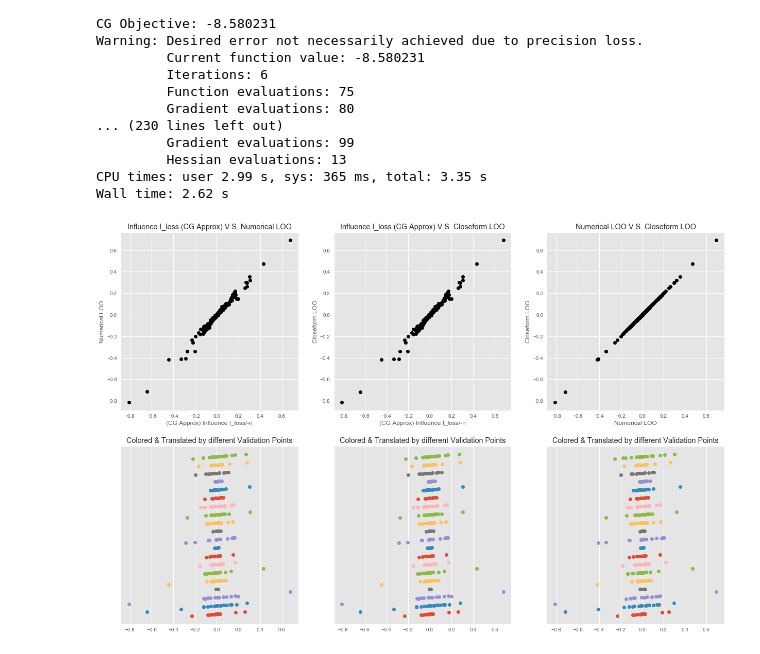
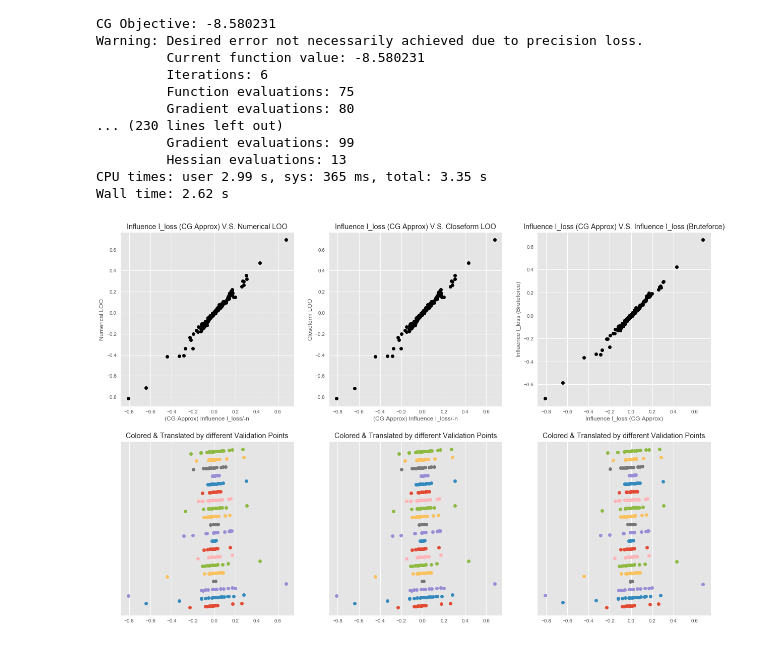
Before and after one commit to zedyang/46927-Project, a Jupyter notebook: linear_reg.ipynb, the cells around one changed output. Saved outputs shown, nothing was run; the diff lists cells and outputs as text; code cells hidden in the pictures.

```diff
--- a/linear_reg.ipynb
+++ b/linear_reg.ipynb
@@ -234,34 +234,34 @@ for j in range(n_te):
     axes[0,0].plot(I_loss_cg[j,:]/(-n_tr), I_loss_loo[j,:],
                  'o', color='black')
     axes[0,1].plot(I_loss_cg[j,:]/(-n_tr), loo_loss_cf[j,:],
                  'o', color='black')
     axes[0,2].plot(I_loss_cg[j,:]/(-n_tr), I_loss_bf[j,:]/(-n_tr),
                  'o', color='black')
 
     axes[1,0].plot(I_loss_cg[j,:]/(-n_tr), I_loss_loo[j,:]+j, 'o')
     axes[1,1].plot(I_loss_cg[j,:]/(-n_tr), loo_loss_cf[j,:]+j, 'o')
     axes[1,2].plot(I_loss_cg[j,:]/(-n_tr), I_loss_bf[j,:]/(-n_tr)+j, 'o')
 
 axes[0,0].update({
     'title':'Influence I_loss (CG Approx) V.S. Numerical LOO',
     'xlabel': '(CG Approx) Influence I_loss/-n',
     'ylabel': 'Numerical LOO'})
 axes[0,1].update({
     'title':'Influence I_loss (CG Approx) V.S. Closeform LOO',
     'xlabel': '(CG Approx) Influence I_loss/-n',
     'ylabel': 'Closeform LOO'})
 axes[0,2].update({
-    'title':'Influence I_loss (CG Approx) V.S. Closeform LOO',
-    'xlabel': 'Numerical LOO',
-    'ylabel': 'Closeform LOO'})
+    'title':'Influence I_loss (CG Approx) V.S. Influence I_loss (Bruteforce)',
+    'xlabel': 'Influence I_loss (CG Approx)',
+    'ylabel': 'Influence I_loss (Bruteforce)'})
 axes[1,0].update({
     'title':'Colored & Translated by different Validation Points',
     'yticks': []})
 axes[1,1].update({
     'title':'Colored & Translated by different Validation Points',
     'yticks': []})
 _ = axes[1,2].update({
     'title':'Colored & Translated by different Validation Points',
     'yticks': []})
 # %% [output]
-[figure, old version]
+[figure, new version]
```
Also changed, not shown: parts of 3 cells of this notebook, 1 other file.
